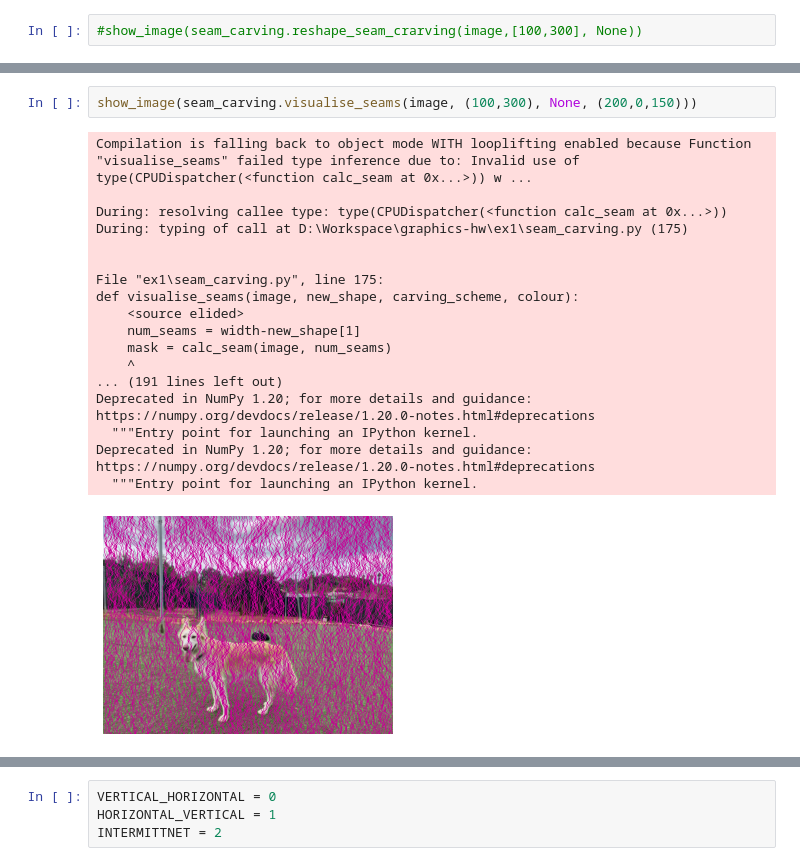
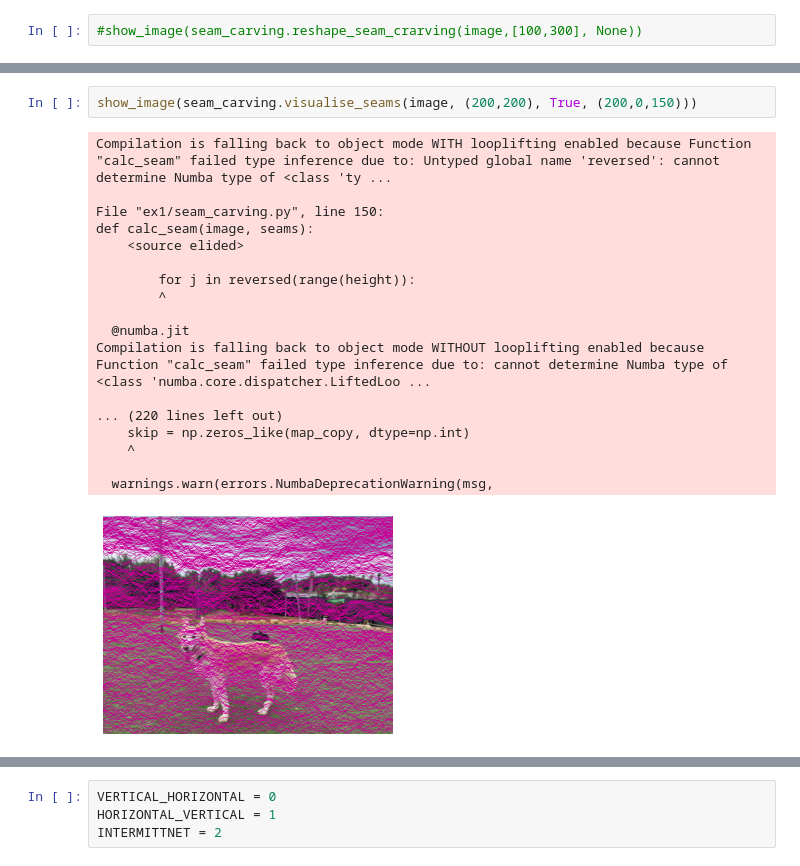
Before and after one commit to liavt/graphics-hw, a Jupyter notebook: Seam Carving.ipynb, the cells around one changed output, grey strips where cells are left out. Cells and saved outputs as stored; diff of their text form.

```diff
--- a/Seam Carving.ipynb
+++ b/Seam Carving.ipynb
@@ -146,22 +173,22 @@ As we are only implementing seam removal in this exercise, make sure to check th
 # %%
-show_image(seam_carving.visualise_seams(image, (100,300), None, (200,0,150)))
+show_image(seam_carving.visualise_seams(image, (200,200), True, (200,0,150)))
 # %% [output]
-Compilation is falling back to object mode WITH looplifting enabled because Function "visualise_seams" failed type inference due to: Invalid use of type(CPUDispatcher(<function calc_seam at 0x...>)) w ...
+Compilation is falling back to object mode WITH looplifting enabled because Function "calc_seam" failed type inference due to: Untyped global name 'reversed': cannot determine Numba type of <class 'ty ...
 
-During: resolving callee type: type(CPUDispatcher(<function calc_seam at 0x...>))
-During: typing of call at D:\Workspace\graphics-hw\ex1\seam_carving.py (175)
+File "ex1/seam_carving.py", line 150:
+def calc_seam(image, seams):
+    <source elided>
 
+        for j in reversed(range(height)):
+        ^
 
-File "ex1\seam_carving.py", line 175:
-def visualise_seams(image, new_shape, carving_scheme, colour):
-    <source elided>
-    num_seams = width-new_shape[1]
-    mask = calc_seam(image, num_seams)
+  @numba.jit
+Compilation is falling back to object mode WITHOUT looplifting enabled because Function "calc_seam" failed type inference due to: cannot determine Numba type of <class 'numba.core.dispatcher.LiftedLoo ...
+
+... (220 lines left out)
+    skip = np.zeros_like(map_copy, dtype=np.int)
     ^
-... (191 lines left out)
-Deprecated in NumPy 1.20; for more details and guidance: https://numpy.org/devdocs/release/1.20.0-notes.html#deprecations
-  """Entry point for launching an IPython kernel.
-Deprecated in NumPy 1.20; for more details and guidance: https://numpy.org/devdocs/release/1.20.0-notes.html#deprecations
-  """Entry point for launching an IPython kernel.
+
+  warnings.warn(errors.NumbaDeprecationWarning(msg,
-[figure, old version]
+[figure, new version]
 # %%
```
Also changed, not shown: parts of 8 cells of this notebook, 2 other files.
